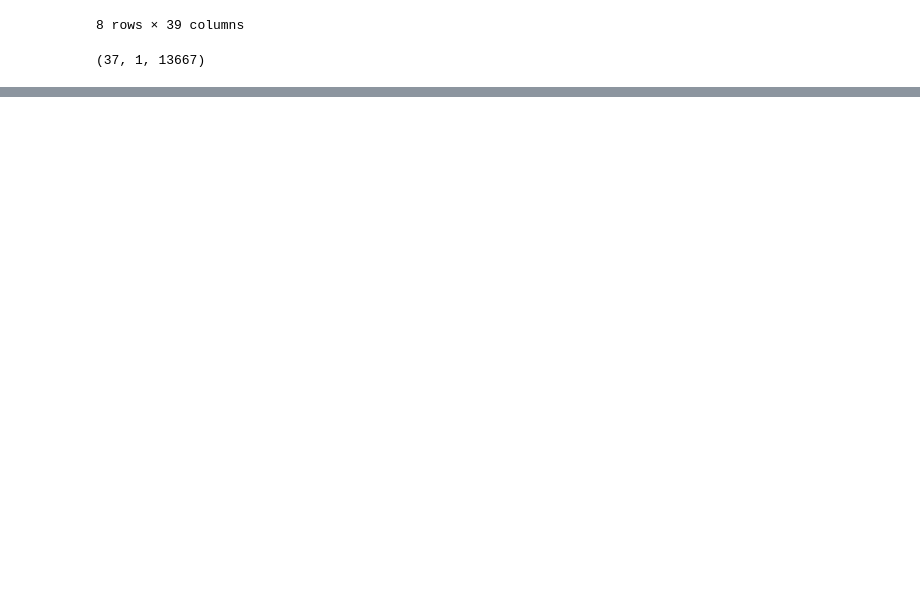
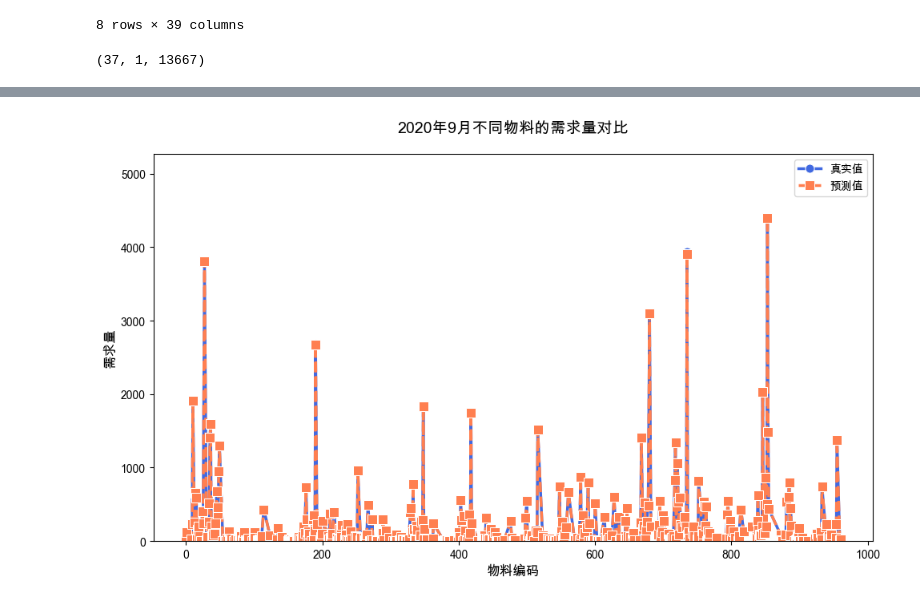
Before and after one commit to djwxfdt/mse-material-predict, a Jupyter notebook: linear.ipynb, the cells around one changed output, grey strips where cells are left out. Saved outputs shown, nothing was run; the diff lists cells and outputs as text; code cells hidden in the pictures; blank space fills up the shorter version.

```diff
--- a/linear.ipynb
+++ b/linear.ipynb
@@ -376 +376,40 @@ df_compare_lgb.describe()
+# %%
+df_test_lgb_9 = df_predict_lgb[df_test['年月'] == '2020-09']
+plt.figure(figsize=(10, 6))
+
+# 绘制折线图（带标记点）
+lineplot = sns.lineplot(
+    data=df_test_lgb_9,
+    x='工厂编码_物料编码',
+    y='需求量',
+    marker='o',
+    markersize=8,
+    linewidth=2.5,
+    color='royalblue',
+    label='真实值'
+)
+sns.lineplot(
+    data=df_test_lgb_9,
+    x='工厂编码_物料编码',
+    y='预测值',
+    marker='s',
+    markersize=8,
+    linewidth=2.5,
+    color='coral',
+    linestyle='--',
+    label='预测值'
+)
+
+plt.title('2020年9月不同物料的需求量对比', fontsize=14, pad=20)
+plt.xlabel('物料编码', fontsize=12)
+plt.ylabel('需求量', fontsize=12)
+
+# 调整Y轴范围（考虑数值差异大的情况）
+plt.ylim(0, df_test_lgb_9['需求量'].max() * 1.2)
+
+# 显示图表
+plt.tight_layout()
+plt.show()
+# %% [output]
+[figure, added]
 # %%
```
Also changed, not shown: parts of 7 cells of this notebook.
